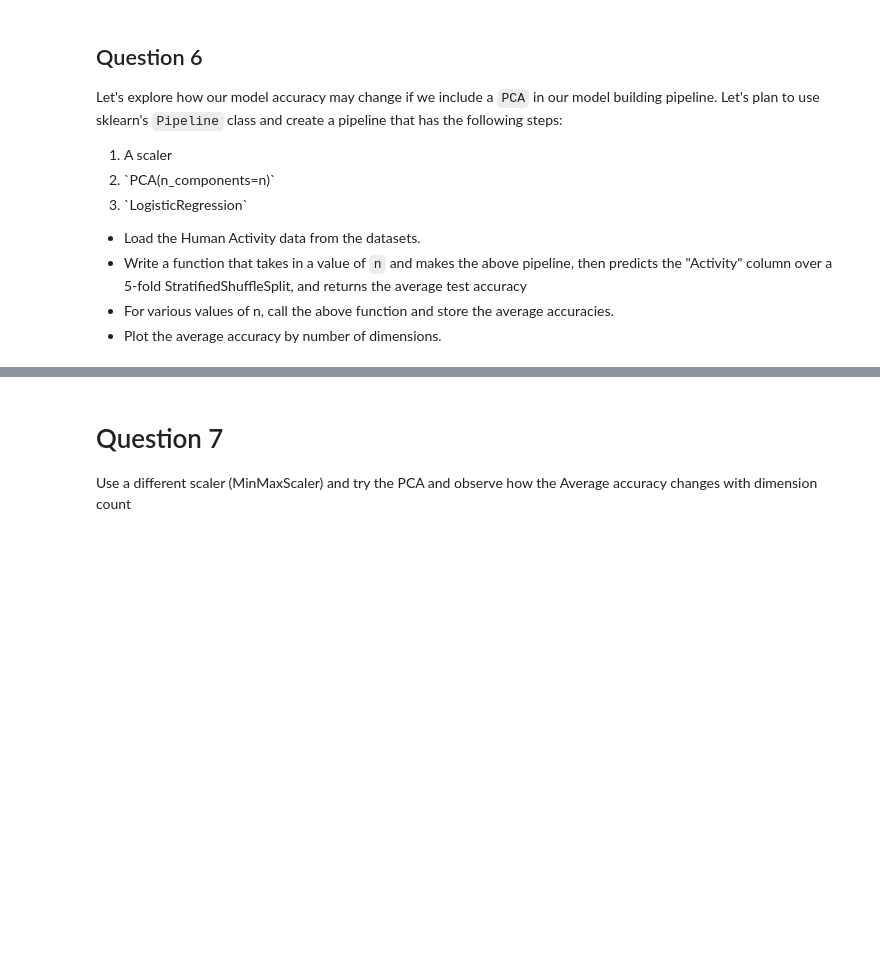
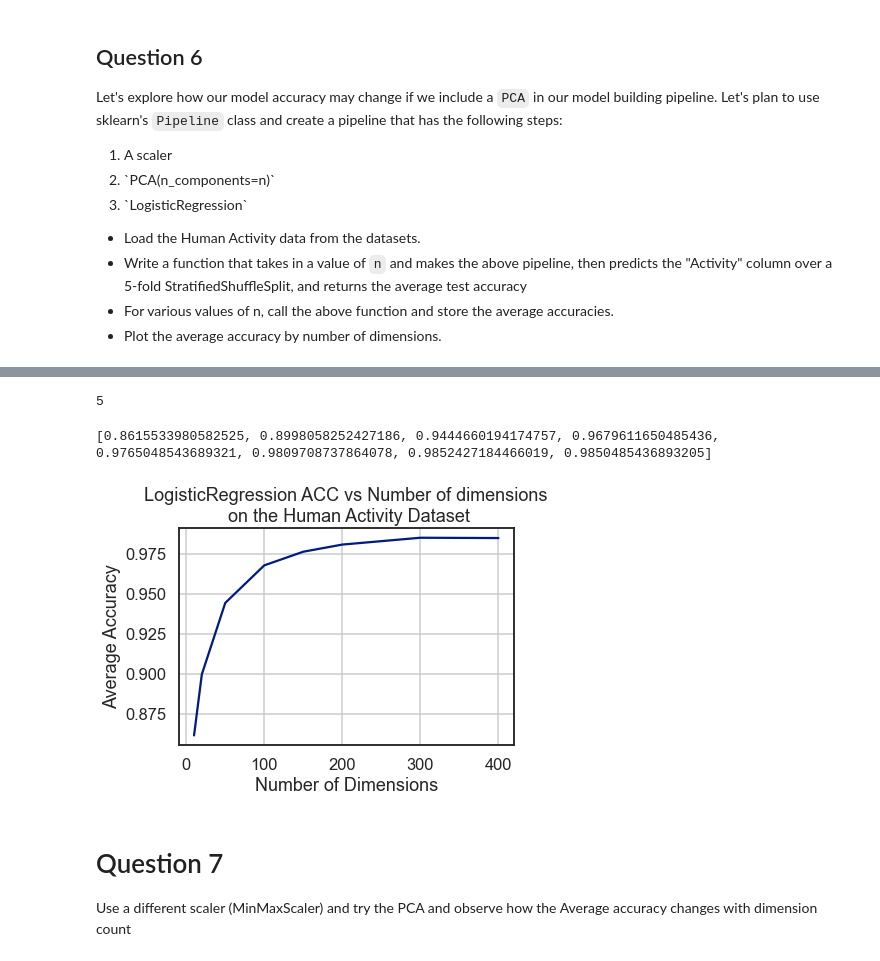
Before and after one commit to BulgarelliM/Computational-Intelligence, a Jupyter notebook: PCA/Dimensionality_Reduction_Exercises.ipynb, the cells around one changed output, grey strips where cells are left out. Saved outputs shown, nothing was run; the diff lists cells and outputs as text; code cells hidden in the pictures; blank space fills up the shorter version.

Commit message:
Finish Dimensionality Reduction Exercises

```diff
--- a/PCA/Dimensionality_Reduction_Exercises.ipynb
+++ b/PCA/Dimensionality_Reduction_Exercises.ipynb
@@ -399,9 +401,10 @@ from sklearn.metrics import accuracy_score
 
 X = data2.drop('Activity', axis=1)
 y = data2.Activity
-#sss = StratifiedShuffleSplit(n_splits=5, random_state=42)
-sss = StratifiedShuffleSplit(y,3,test_size=0.5, random_state=42)
+sss = StratifiedShuffleSplit(n_splits=5, random_state=42)
+#sss = StratifiedShuffleSplit(y,3,test_size=0.5, random_state=42)
 
+print(sss)#
 def get_avg_score(n):
     pipe = [
         ('scaler', StandardScaler()),
@@ -410,8 +413,9 @@ def get_avg_score(n):
     ]
     pipe = Pipeline(pipe)
     scores = []
-    #for train_index, test_index in sss.split(X, y):
-    for train_index, test_index in sss:
+
+    for train_index, test_index in sss.split(X, y):
+    #for train_index, test_index in sss:
         X_train, X_test = X.loc[train_index], X.loc[test_index]
         y_train, y_test = y.loc[train_index], y.loc[test_index]
         pipe.fit(X_train, y_train)
@@ -428,12 +450,23 @@ TypeError: 'StratifiedShuffleSplit' object is not iterable
+# %%
+sss.get_n_splits(X, y)
+# %% [output]
+5
 # %%
 sns.set_context('talk')
 
 ax = plt.axes()
 ax.plot(ns, score_list)
 ax.set(xlabel='Number of Dimensions',
        ylabel='Average Accuracy',
-       title='LogisticRegression Accuracy vs Number of dimensions on the Human Activity Dataset')
+       title='LogisticRegression ACC vs Number of dimensions\n on the Human Activity Dataset')
 ax.grid(True)
+
+plt.savefig(f'StandardScaler.png', dpi=100)
+
+print(score_list)
+# %% [output]
+[0.8615533980582525, 0.8998058252427186, 0.9444660194174757, 0.9679611650485436, 0.9765048543689321, 0.9809708737864078, 0.9852427184466019, 0.9850485436893205]
+[figure, added]
 # %% [markdown]
 # Question 7
 Use a different scaler (MinMaxScaler) and try the PCA and observe how the Average accuracy changes with dimension count
```
Also changed, not shown: parts of 19 cells of this notebook, 4 other files.
